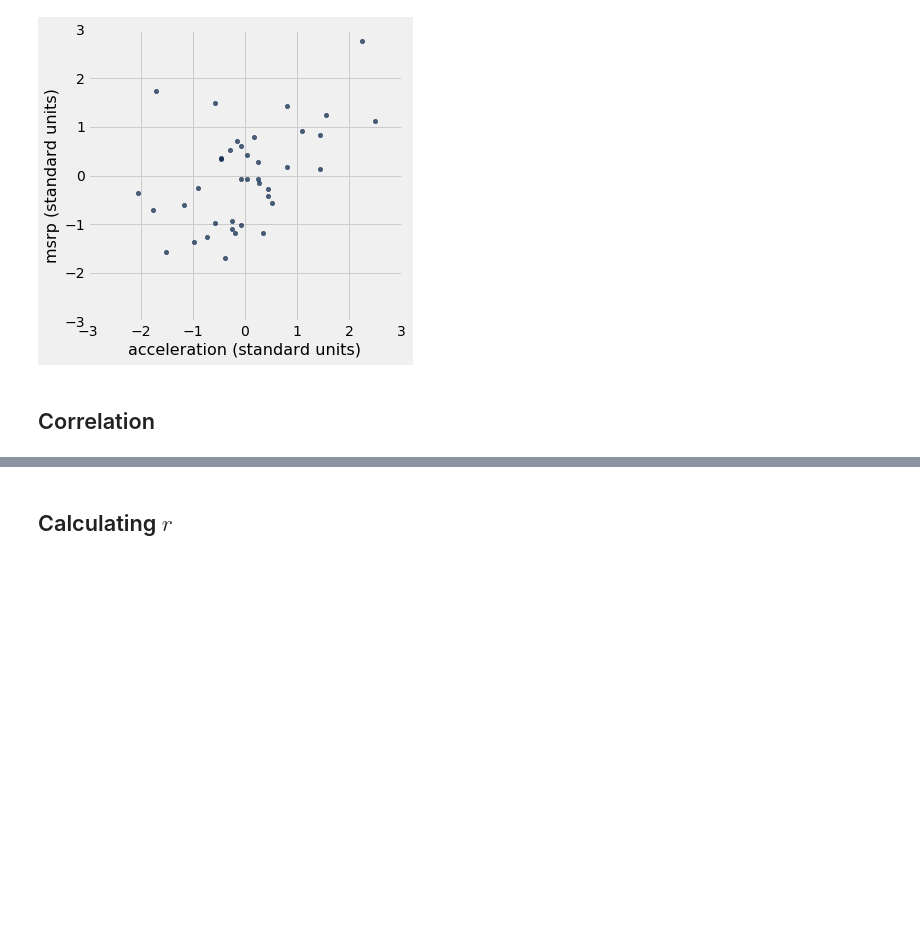
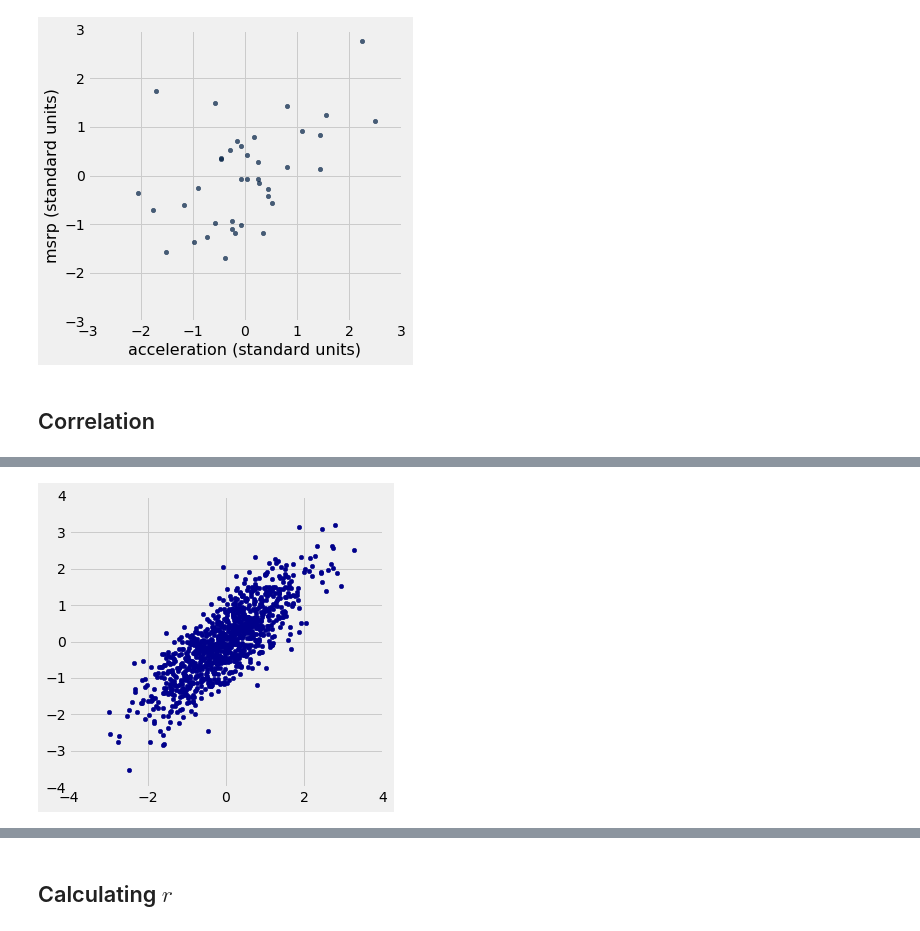
Before and after one commit to data-8/materials-sp21, a Jupyter notebook: lec/lec29.ipynb, the cells around one changed output, grey strips where cells are left out. Cells and saved outputs as stored; diff of their text form; code cells hidden in the pictures; blank space fills up the shorter version.

```diff
--- a/lec/lec29.ipynb
+++ b/lec/lec29.ipynb
@@ -143,0 +148,4 @@ plots.ylim(-3, 3);
+# %%
+r_scatter(0.8)
+# %% [output]
+[figure, added]
```
Also changed, not shown: parts of 9 cells of this notebook, 3 other files.
